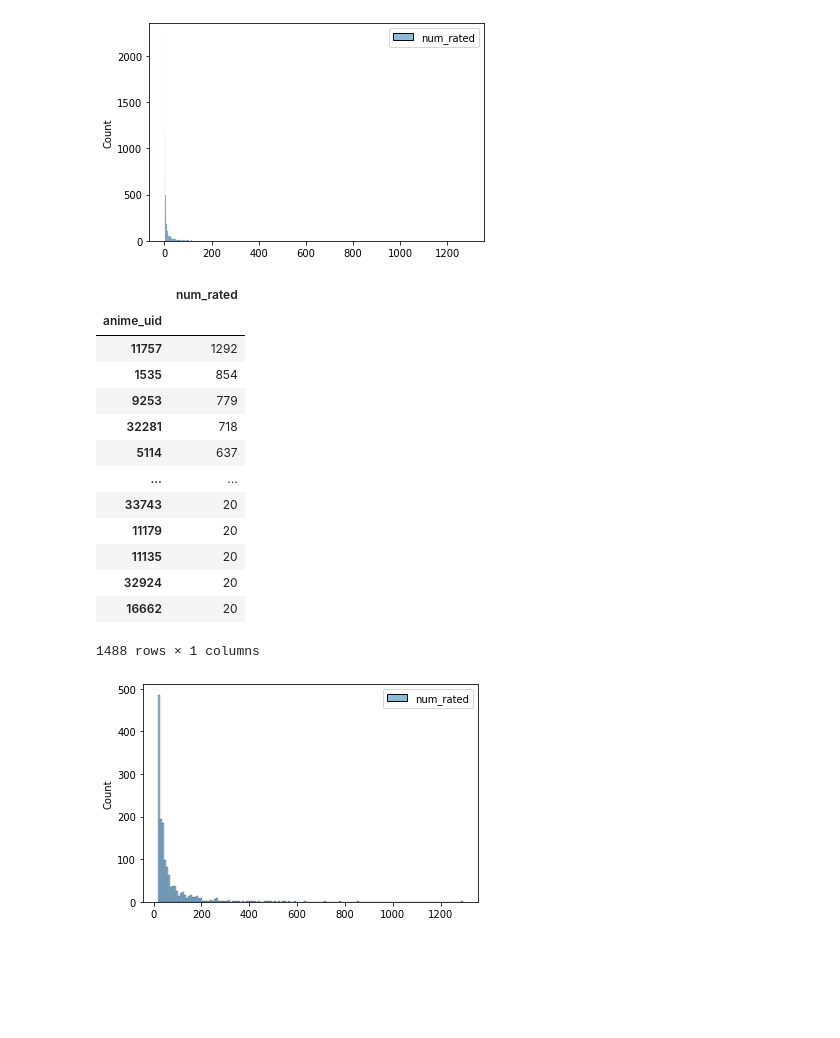
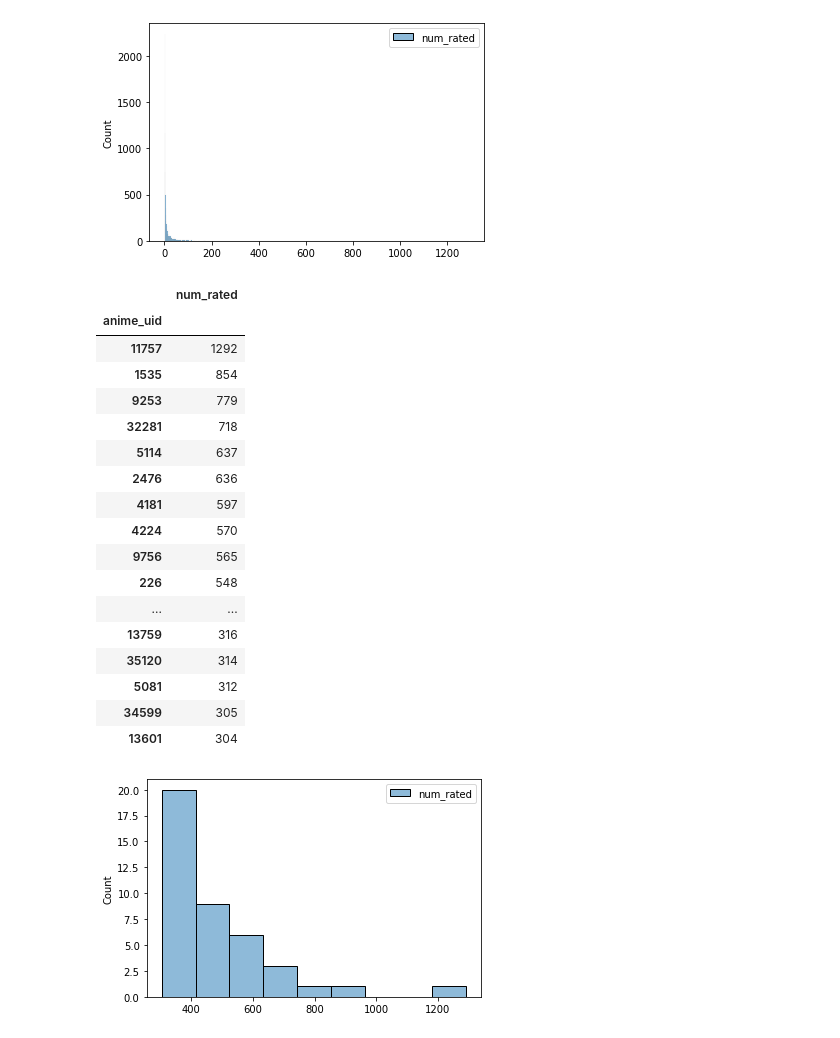
Before and after one commit to angela-bi/mal-recommendation-system, a Jupyter notebook: AB-myanimelist.ipynb, the cells around one changed output. Saved outputs shown, nothing was run; the diff lists cells and outputs as text; code cells hidden in the pictures; blank space fills up the shorter version.

```diff
--- a/AB-myanimelist.ipynb
+++ b/AB-myanimelist.ipynb
@@ -139,26 +108,30 @@ reviewed_anime
 [figure]
 # %%
 # take out anime with less than 20 ratings
-reviewed_anime_100 = reviewed_anime[reviewed_anime.num_rated >= 20]
+reviewed_anime_100 = reviewed_anime[reviewed_anime.num_rated >= 300]
 sns.histplot(data=reviewed_anime_100)
-# 8113 -> 1488 anime rated
+# 8113 -> 86 anime rated
 reviewed_anime_100
 # %% [output]
 |  | num_rated |
 | anime_uid |  |
 | 11757 | 1292 |
 | 1535 | 854 |
 | 9253 | 779 |
 | 32281 | 718 |
 | 5114 | 637 |
+| 2476 | 636 |
+| 4181 | 597 |
+| 4224 | 570 |
+| 9756 | 565 |
+| 226 | 548 |
 | ... | ... |
-| 33743 | 20 |
-| 11179 | 20 |
-| 11135 | 20 |
-| 32924 | 20 |
-| 16662 | 20 |
+| 13759 | 316 |
+| 35120 | 314 |
+| 5081 | 312 |
+| 34599 | 305 |
+| 13601 | 304 |
-1488 rows × 1 columns
-[figure, old version]
+[figure, new version]
 # %%
 # now, the list of anime in the first column will be the only ones we want to keep in the reviews dataset
 top_1000_anime = reviewed_anime_100.index.tolist()
```
Also changed, not shown: parts of 43 cells of this notebook, 3 other files.
